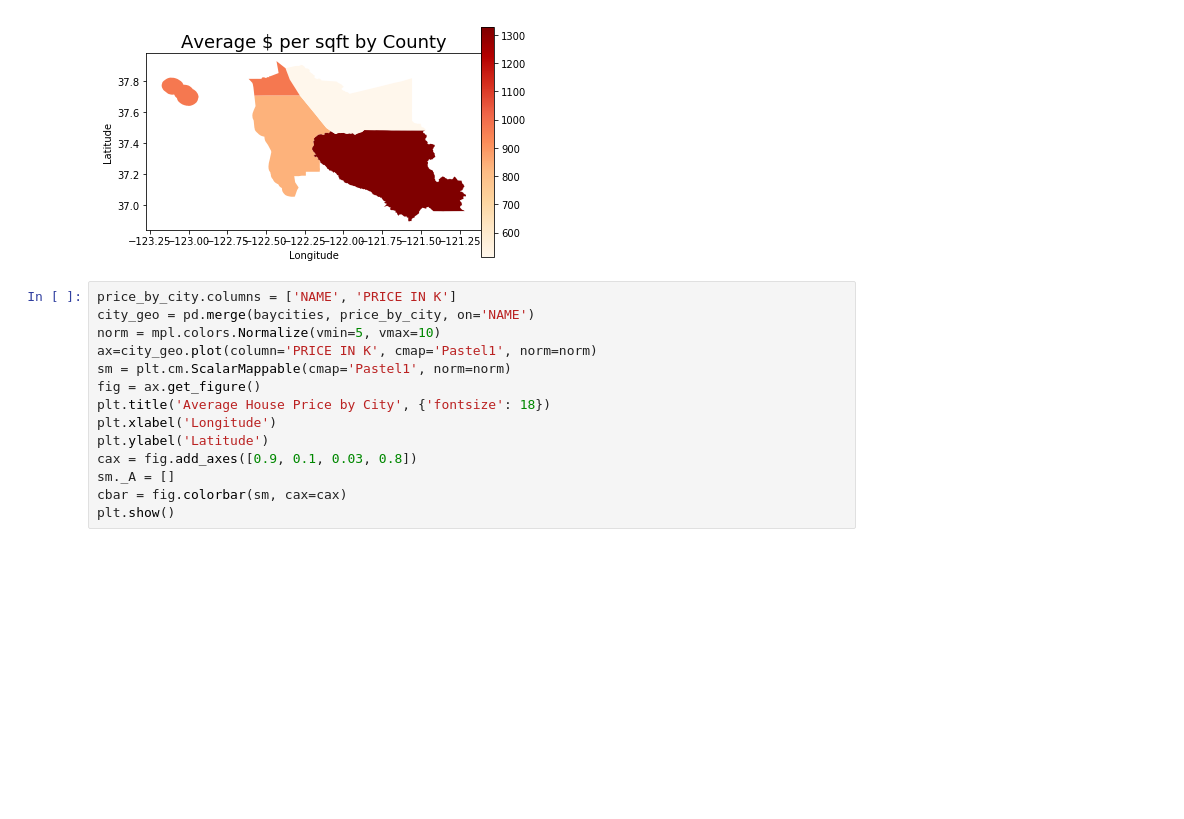
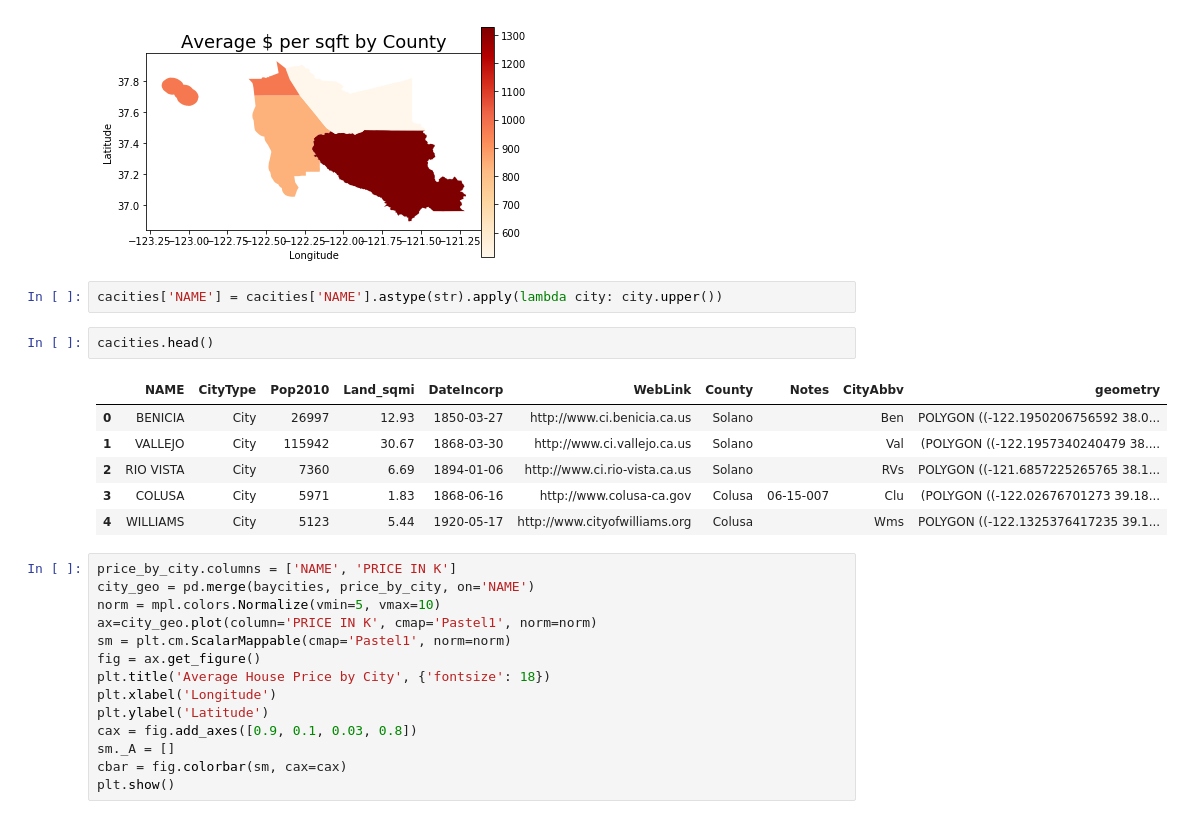
Before and after one commit to Yishi1215/House-Price-In-San-Francisco-Bay-Area, a Jupyter notebook: V2_03:23:18/Color_map.ipynb, the cells around one changed output. Drawn from its saved outputs; the diff is of its cells as text; blank space fills up the shorter version.

```diff
--- a/V2_03:23:18/Color_map.ipynb
+++ b/V2_03:23:18/Color_map.ipynb
@@ -91,6 +130,17 @@ cbar = fig.colorbar(sm, cax=cax)
 plt.show()
 # %% [output]
 [figure]
+# %%
+cacities['NAME'] = cacities['NAME'].astype(str).apply(lambda city: city.upper())
+# %%
+cacities.head()
+# %% [output]
+|  | NAME | CityType | Pop2010 | Land_sqmi | DateIncorp | WebLink | County | Notes | CityAbbv | geometry |
+| 0 | BENICIA | City | 26997 | 12.93 | 1850-03-27 | http://www.ci.benicia.ca.us | Solano |  | Ben | POLYGON ((-122.1950206756592 38.0... |
+| 1 | VALLEJO | City | 115942 | 30.67 | 1868-03-30 | http://www.ci.vallejo.ca.us | Solano |  | Val | (POLYGON ((-122.1957340240479 38.... |
+| 2 | RIO VISTA | City | 7360 | 6.69 | 1894-01-06 | http://www.ci.rio-vista.ca.us | Solano |  | RVs | POLYGON ((-121.6857225265765 38.1... |
+| 3 | COLUSA | City | 5971 | 1.83 | 1868-06-16 | http://www.colusa-ca.gov | Colusa | 06-15-007 | Clu | (POLYGON ((-122.02676701273 39.18... |
+| 4 | WILLIAMS | City | 5123 | 5.44 | 1920-05-17 | http://www.cityofwilliams.org | Colusa |  | Wms | POLYGON ((-122.1325376417235 39.1... |
 # %%
 price_by_city.columns = ['NAME', 'PRICE IN K']
 city_geo = pd.merge(baycities, price_by_city, on='NAME')
```
Also changed, not shown: parts of 5 cells of this notebook, 21 other files.
